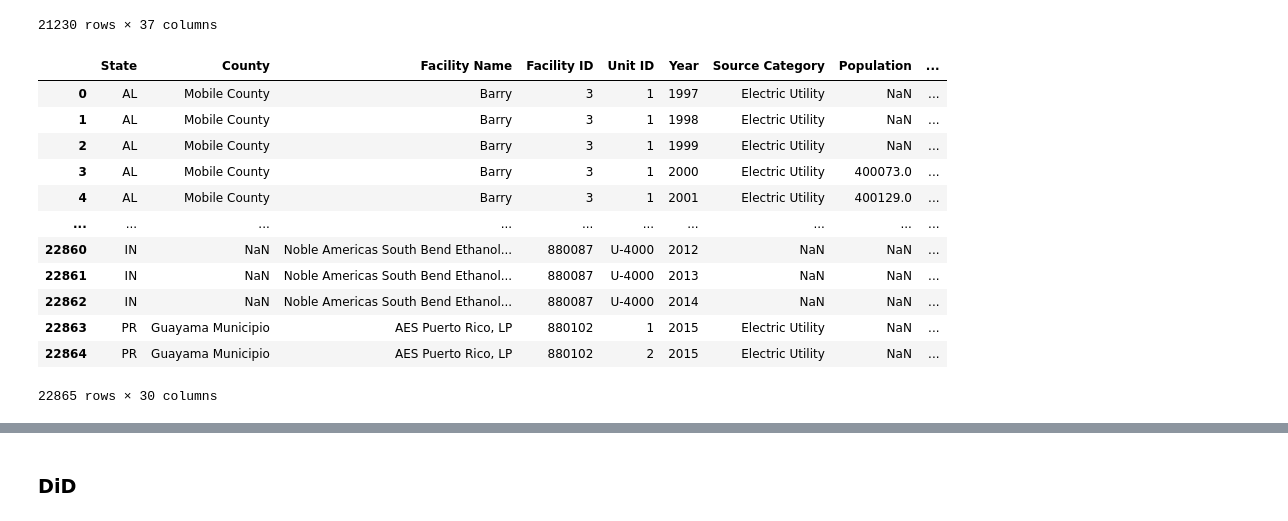
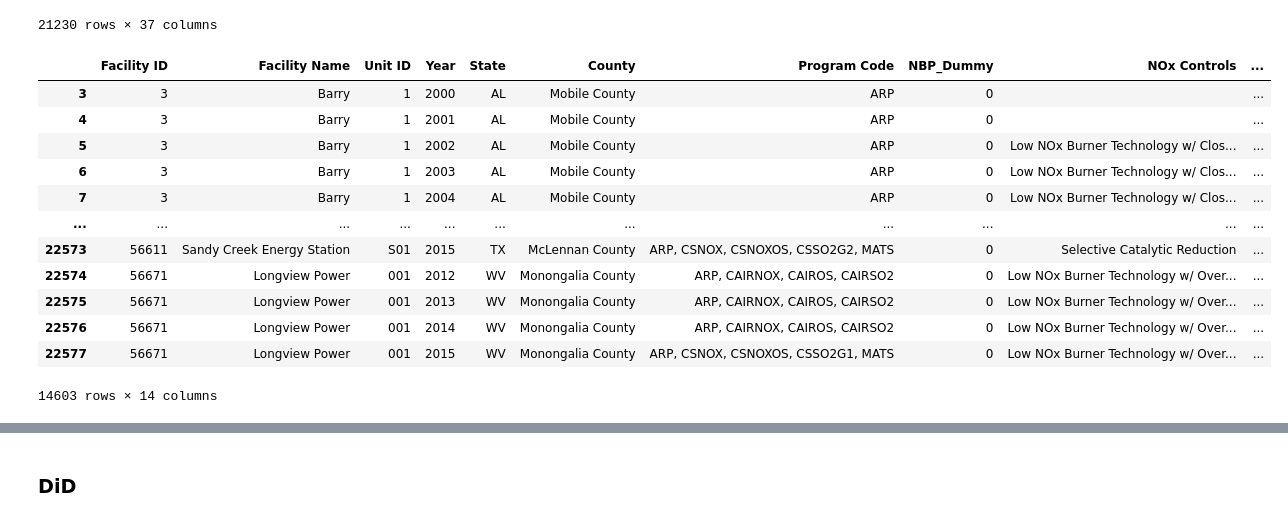
Before and after one commit to ZeliaDec/Econ, a Jupyter notebook: MGT-494.ipynb, the cells around one changed output, grey strips where cells are left out. Drawn from its saved outputs; the diff is of its cells as text; code cells hidden in the pictures.

```diff
--- a/MGT-494.ipynb
+++ b/MGT-494.ipynb
@@ -547,4 +418,4 @@ Conclusion
 
 Your extension is well-motivated and fills an important gap in the literature by evaluating the environmental effectiveness of the NBP. However, incorporating the suggestions above could significantly enhance the depth and robustness of your analysis. By extending your model to account for regulatory regimes, temporal dynamics, unit characteristics, and spatial effects, you would generate richer insights and a more comprehensive evaluation of the NBP’s success. Let me know if you'd like help implementing any of these ideas!
 # %%
-facilities = pd.read_csv(url+"facilities.csv")
+facilities = pd.read_csv(filepath+"facilities.csv")
@@ -675,26 +483,31 @@ fac_with_pop
 # %%
 emissions_with_pop = pd.merge(
     fac_with_pop[['State','County','Facility Name','Facility ID','Unit ID','Year','Source Category','Population']],
     emissions,
     left_on=['State','Facility Name','Facility ID','Unit ID','Year'],
     right_on=['State','Facility Name','Facility ID','Unit ID','Year'],
     how='right'
 )
 emissions_with_pop['Program Code'] = emissions_with_pop['Program Code'].fillna('')
 emissions_with_pop['NBP_Dummy']=emissions_with_pop['Program Code'].str.contains('NBP').astype(int)
 emissions_with_pop['ARP_Dummy'] = emissions_with_pop['Program Code'].str.contains('ARP').astype(int)
+emissions_with_pop = emissions_with_pop[['Facility ID','Facility Name', 'Unit ID','Year','State','County', 'Program Code', 'NBP_Dummy','NOx Controls',
+    'ARP_Dummy', 'NOx Mass (short tons)',
+    'Heat Input (mmBtu)', 'Gross Load (MWh)','Population']]
+emissions_with_pop['NOx Controls']=emissions_with_pop['NOx Controls'].fillna('')
+emissions_with_pop.dropna(inplace=True)
 emissions_with_pop
 # %% [output]
-|  | State | County | Facility Name | Facility ID | Unit ID | Year | Source Category | Population | ... |
-| 0 | AL | Mobile County | Barry | 3 | 1 | 1997 | Electric Utility | NaN | ... |
-| 1 | AL | Mobile County | Barry | 3 | 1 | 1998 | Electric Utility | NaN | ... |
-| 2 | AL | Mobile County | Barry | 3 | 1 | 1999 | Electric Utility | NaN | ... |
-| 3 | AL | Mobile County | Barry | 3 | 1 | 2000 | Electric Utility | 400073.0 | ... |
-| 4 | AL | Mobile County | Barry | 3 | 1 | 2001 | Electric Utility | 400129.0 | ... |
-| ... | ... | ... | ... | ... | ... | ... | ... | ... | ... |
-| 22860 | IN | NaN | Noble Americas South Bend Ethanol... | 880087 | U-4000 | 2012 | NaN | NaN | ... |
-| 22861 | IN | NaN | Noble Americas South Bend Ethanol... | 880087 | U-4000 | 2013 | NaN | NaN | ... |
-| 22862 | IN | NaN | Noble Americas South Bend Ethanol... | 880087 | U-4000 | 2014 | NaN | NaN | ... |
-| 22863 | PR | Guayama Municipio | AES Puerto Rico, LP | 880102 | 1 | 2015 | Electric Utility | NaN | ... |
-| 22864 | PR | Guayama Municipio | AES Puerto Rico, LP | 880102 | 2 | 2015 | Electric Utility | NaN | ... |
+|  | Facility ID | Facility Name | Unit ID | Year | State | County | Program Code | NBP_Dummy | NOx Controls | ... |
+| 3 | 3 | Barry | 1 | 2000 | AL | Mobile County | ARP | 0 |  | ... |
+| 4 | 3 | Barry | 1 | 2001 | AL | Mobile County | ARP | 0 |  | ... |
+| 5 | 3 | Barry | 1 | 2002 | AL | Mobile County | ARP | 0 | Low NOx Burner Technology w/ Clos... | ... |
+| 6 | 3 | Barry | 1 | 2003 | AL | Mobile County | ARP | 0 | Low NOx Burner Technology w/ Clos... | ... |
+| 7 | 3 | Barry | 1 | 2004 | AL | Mobile County | ARP | 0 | Low NOx Burner Technology w/ Clos... | ... |
+| ... | ... | ... | ... | ... | ... | ... | ... | ... | ... | ... |
+| 22573 | 56611 | Sandy Creek Energy Station | S01 | 2015 | TX | McLennan County | ARP, CSNOX, CSNOXOS, CSSO2G2, MATS | 0 | Selective Catalytic Reduction | ... |
+| 22574 | 56671 | Longview Power | 001 | 2012 | WV | Monongalia County | ARP, CAIRNOX, CAIROS, CAIRSO2 | 0 | Low NOx Burner Technology w/ Over... | ... |
+| 22575 | 56671 | Longview Power | 001 | 2013 | WV | Monongalia County | ARP, CAIRNOX, CAIROS, CAIRSO2 | 0 | Low NOx Burner Technology w/ Over... | ... |
+| 22576 | 56671 | Longview Power | 001 | 2014 | WV | Monongalia County | ARP, CAIRNOX, CAIROS, CAIRSO2 | 0 | Low NOx Burner Technology w/ Over... | ... |
+| 22577 | 56671 | Longview Power | 001 | 2015 | WV | Monongalia County | ARP, CSNOX, CSNOXOS, CSSO2G1, MATS | 0 | Low NOx Burner Technology w/ Over... | ... |
-22865 rows × 30 columns
+14603 rows × 14 columns
```
Also changed, not shown: parts of 43 cells of this notebook.
